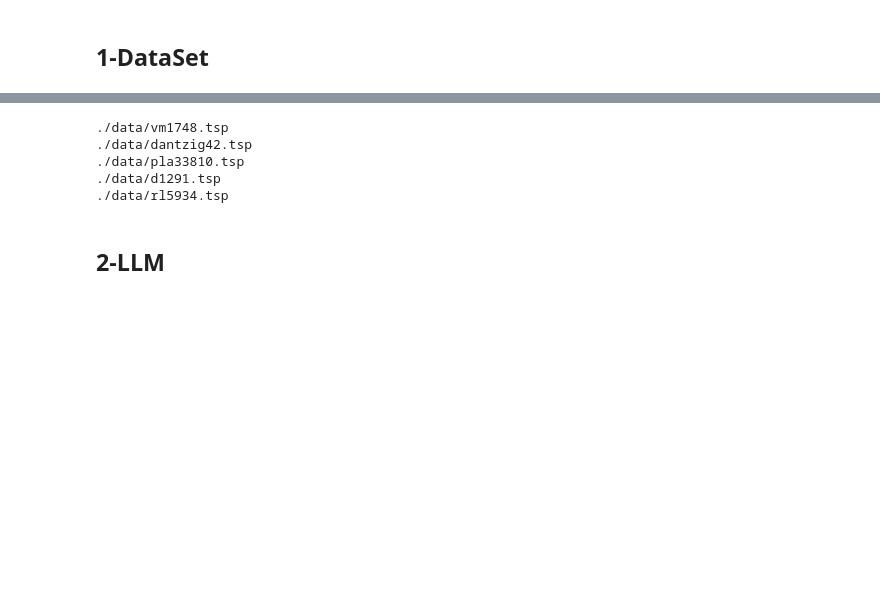
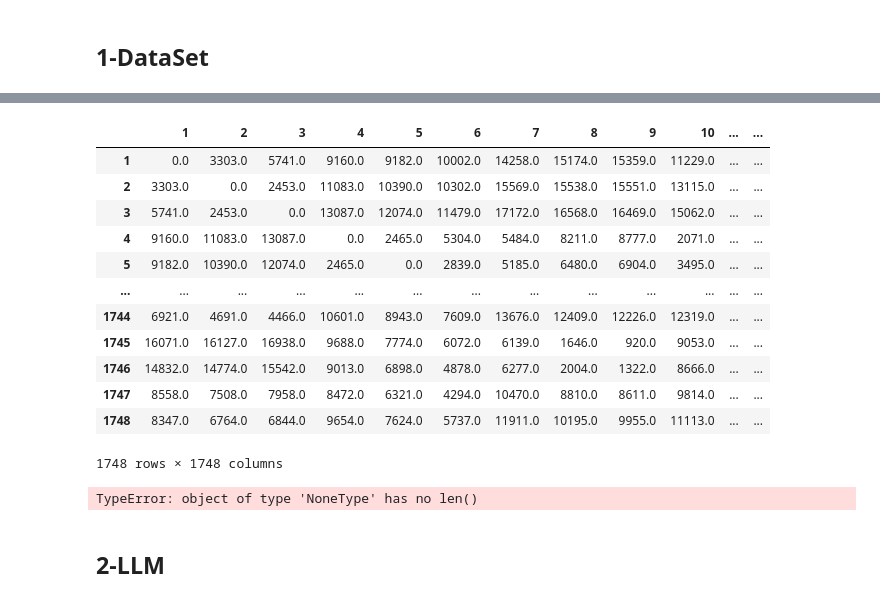
Before and after one commit to MioAyanokouji/FunSearch-TSP, a Jupyter notebook: FunSearch-TSP.ipynb, the cells around one changed output, grey strips where cells are left out. Drawn from its saved outputs; the diff is of its cells as text; code cells hidden in the pictures; blank space fills up the shorter version.

Commit message:
tsp problem

```diff
--- a/FunSearch-TSP.ipynb
+++ b/FunSearch-TSP.ipynb
@@ -18,4 +41 @@ import math
 import random
-# %%
-problem = tsplib95.load('data/a280.tsp')
-opt = tsplib95.load('data/a280.opt.tour')
@@ -41,17 +42,17 @@ plt.show()
 # %%
-edge_weight_type = []
-edge_weight_format = []
+# edge_weight_type = []
+# edge_weight_format = []
 
-for file in glob.glob("./data/*.tsp"):
-    problem = tsplib95.load(file)
-    if problem.edge_weight_type == 'EXPLICIT':
-        edge_weight_format.append(problem.edge_weight_format)
-    else:
-        edge_weight_type.append(problem.edge_weight_type)
+# for file in glob.glob("./data/*.tsp"):
+#     problem = tsplib95.load(file)
+#     if problem.edge_weight_type == 'EXPLICIT':
+#         edge_weight_format.append(problem.edge_weight_format)
+#     else:
+#         edge_weight_type.append(problem.edge_weight_type)
 
-edge_weight_type = list(set(edge_weight_type))
-edge_weight_format = list(set(edge_weight_format))
+# edge_weight_type = list(set(edge_weight_type))
+# edge_weight_format = list(set(edge_weight_format))
 
-print(edge_weight_type)
-print(edge_weight_format)
+# print(edge_weight_type)
+# print(edge_weight_format)
 # %% [output]
@@ -110,0 +136,2 @@ distance_matrix
+# %%
+a280 = TSPProblem('./data/a280.tsp')
@@ -111,17 +156,33 @@ distance_matrix
+# %%
+a280.distance_matrix
+# %% [output]
+|  | 1 | 2 | 3 | 4 | 5 | 6 | 7 | 8 | 9 | 10 | ... | ... |
+| 1 | 0.0 | 3303.0 | 5741.0 | 9160.0 | 9182.0 | 10002.0 | 14258.0 | 15174.0 | 15359.0 | 11229.0 | ... | ... |
+| 2 | 3303.0 | 0.0 | 2453.0 | 11083.0 | 10390.0 | 10302.0 | 15569.0 | 15538.0 | 15551.0 | 13115.0 | ... | ... |
+| 3 | 5741.0 | 2453.0 | 0.0 | 13087.0 | 12074.0 | 11479.0 | 17172.0 | 16568.0 | 16469.0 | 15062.0 | ... | ... |
+| 4 | 9160.0 | 11083.0 | 13087.0 | 0.0 | 2465.0 | 5304.0 | 5484.0 | 8211.0 | 8777.0 | 2071.0 | ... | ... |
+| 5 | 9182.0 | 10390.0 | 12074.0 | 2465.0 | 0.0 | 2839.0 | 5185.0 | 6480.0 | 6904.0 | 3495.0 | ... | ... |
+| ... | ... | ... | ... | ... | ... | ... | ... | ... | ... | ... | ... | ... |
+| 1744 | 6921.0 | 4691.0 | 4466.0 | 10601.0 | 8943.0 | 7609.0 | 13676.0 | 12409.0 | 12226.0 | 12319.0 | ... | ... |
+| 1745 | 16071.0 | 16127.0 | 16938.0 | 9688.0 | 7774.0 | 6072.0 | 6139.0 | 1646.0 | 920.0 | 9053.0 | ... | ... |
+| 1746 | 14832.0 | 14774.0 | 15542.0 | 9013.0 | 6898.0 | 4878.0 | 6277.0 | 2004.0 | 1322.0 | 8666.0 | ... | ... |
+| 1747 | 8558.0 | 7508.0 | 7958.0 | 8472.0 | 6321.0 | 4294.0 | 10470.0 | 8810.0 | 8611.0 | 9814.0 | ... | ... |
+| 1748 | 8347.0 | 6764.0 | 6844.0 | 9654.0 | 7624.0 | 5737.0 | 11911.0 | 10195.0 | 9955.0 | 11113.0 | ... | ... |
+1748 rows × 1748 columns
+# %%
+a280.plot_tour(a280.optimal_tour)
+# %% [output]
+TypeError: object of type 'NoneType' has no len()
 # %%
-random.seed(0)
-dataset_path = random.sample(glob.glob("./data/*.tsp"), k=5)
+# random.seed(0)
+# dataset_path = random.sample(glob.glob("./data/*.tsp"), k=5)
+
+dataset_path = ['./data/a280.tsp', './data/att48.tsp', './data/bayg29.tsp', './data/bays29.tsp', './data/berlin52.tsp']
 
 dataset = {}
 for path in dataset_path:
-    print(path)
-    dataset[os.path.basename(path)] = get_distance_matrix(path)
+    problem = TSPProblem(path)
+    dataset[problem.name] = problem.distance_matrix
-# %% [output]
-./data/vm1748.tsp
-./data/dantzig42.tsp
-./data/pla33810.tsp
-./data/d1291.tsp
-./data/rl5934.tsp
 # %% [markdown]
 ## 2-LLM
 # %%
```
Also changed, not shown: parts of 17 cells of this notebook.
